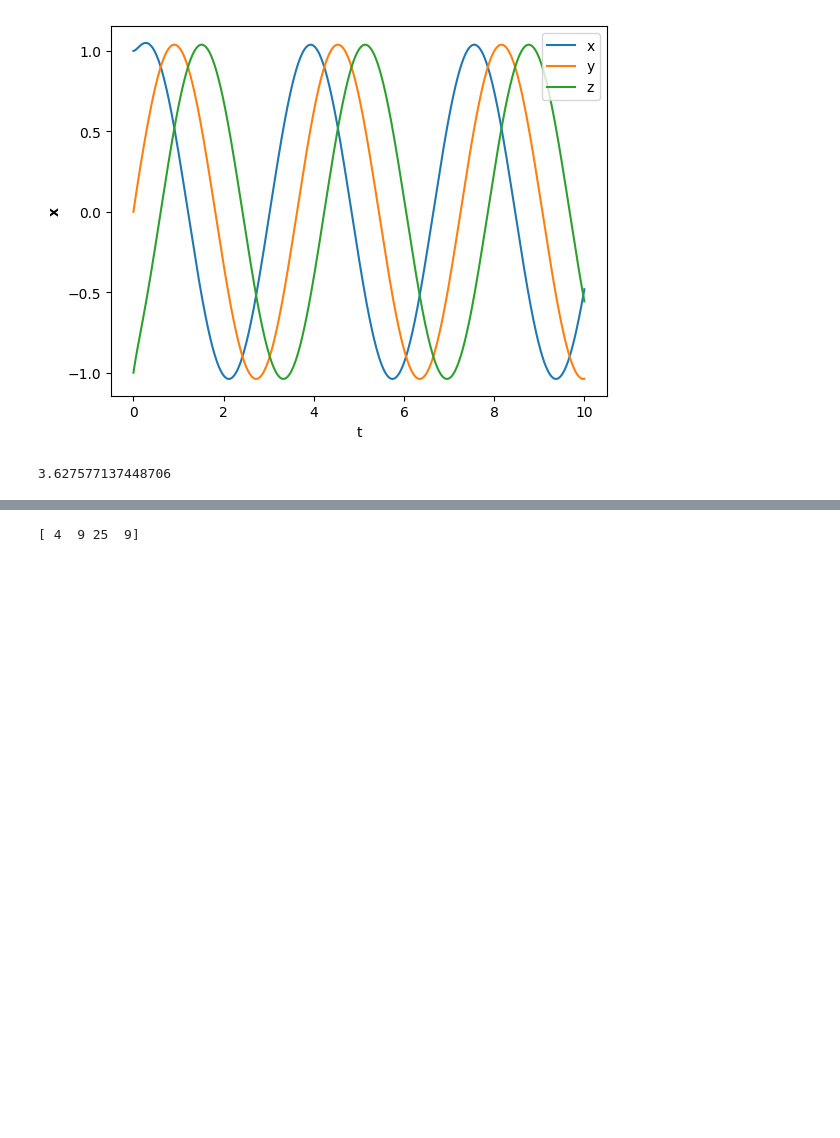
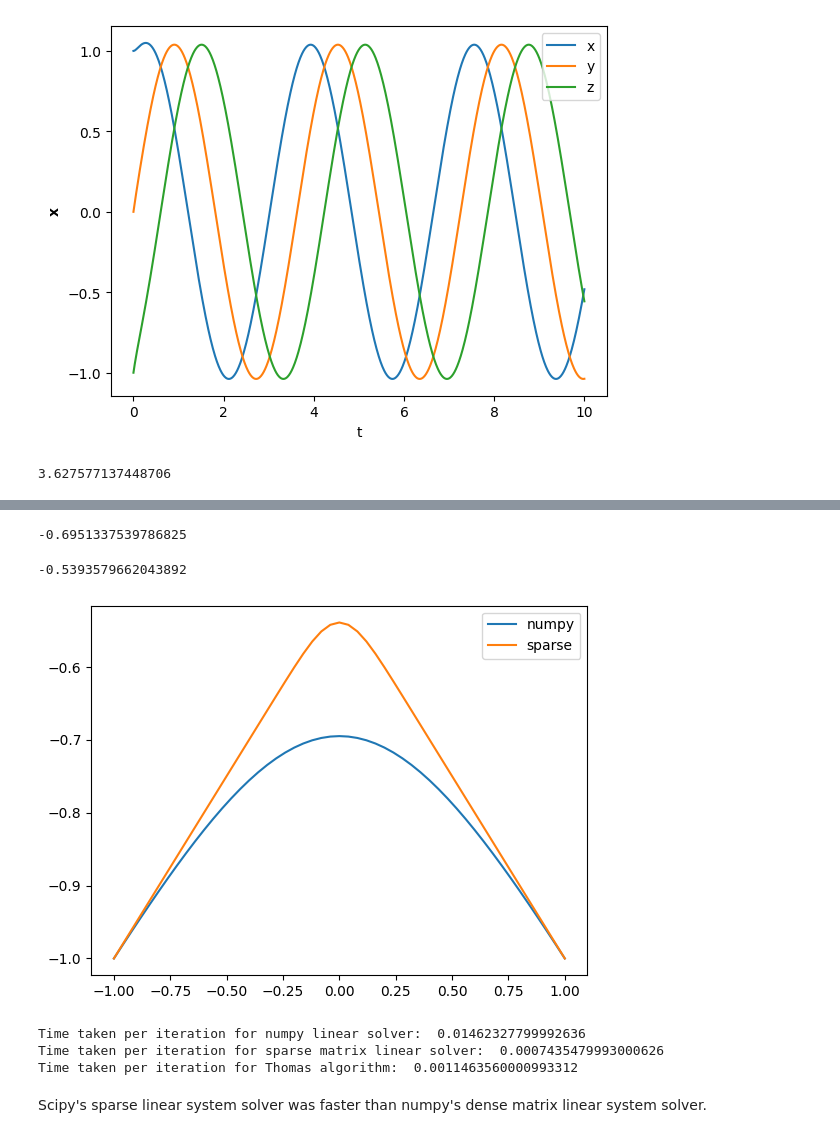
Before and after one commit to barnander/Numerical-Tools-for-Dynamical-Systems, a Jupyter notebook: Coursework.ipynb, the cells around one changed output, grey strips where cells are left out. Drawn from its saved outputs; the diff is of its cells as text; code cells hidden in the pictures; blank space fills up the shorter version.

```diff
--- a/Coursework.ipynb
+++ b/Coursework.ipynb
@@ -162,3 +164,77 @@ plt.plot(ps[0,:],xs[0,:])
 # %%
+#Excercise 3
+#define source term q(x,sig)
+def q(x,sig):
+    return 1/(np.sqrt(2*np.pi*sig**2))* np.exp(-x**2/(2*sig**2))
+
+#setup both boundary conditions
+bc_left = solvers.Boundary_Condition("Dirichlet",-1,-1)
+bc_right = solvers.Boundary_Condition("Dirichlet",1,-1)
+D = 1
-# %% [output]
-[ 4  9 25  9]
+# %%
+#a)
+N=50
+#i)
+sig = 0.5
+#use numpy linear solver
+solver = "solve"
+u_np,x = solvers.poisson_solve(bc_left,bc_right,q,sig,N, solver = solver)
+print(u_np[25])
+# %% [output]
+-0.6951337539786825
+# %%
+#ii)
+sig = 0.1
+#use sparse matrix linear solver
+solver = "sparse"
+u_sparse,x = solvers.poisson_solve(bc_left,bc_right,q,sig,N,D=D, solver = solver)
+print(u_sparse[25])
+plt.plot(x,u_np,label = "numpy")
+plt.plot(x,u_sparse,label = "sparse")
+plt.legend()
+plt.show()
+# %% [output]
+-0.5393579662043892
+[figure, added]
+# %%
+#b)
+setup = """
+import solvers
+import numpy as np
+def q(x,sig):
+    return 1/(np.sqrt(2*np.pi*sig**2))* np.exp(-x**2/(2*sig**2))
+
+#setup both boundary conditions
+bc_left = solvers.Boundary_Condition("Dirichlet",-1,-1)
+bc_right = solvers.Boundary_Condition("Dirichlet",1,-1)
+
+N = 500
+sig = 0.05
+"""
+
+
+timed_code_np = """
+solver = "solve"
+u,x = solvers.poisson_solve(bc_left,bc_right,q,sig,N, solver = solver)
+"""
+timed_code_sparse = """
+solver = "sparse"
+u,x = solvers.poisson_solve(bc_left,bc_right,q,sig,N, solver = solver)
+"""
+
+timed_code_thomas = """
+solver = "thomas"
+u,x = solvers.poisson_solve(bc_left,bc_right,q,sig,N, solver = solver)
+"""
+
+time_np = timeit.timeit(setup = setup, stmt = timed_code_np, number = 50)
+time_sparse = timeit.timeit(setup = setup, stmt = timed_code_sparse, number = 50)
+
+print("Time taken per iteration for numpy linear solver: ", time_np/50)
+print("Time taken per iteration for sparse matrix linear solver: ", time_sparse/50)
+# %% [output]
+Time taken per iteration for numpy linear solver:  0.01462327799992636
+Time taken per iteration for sparse matrix linear solver:  0.0007435479993000626
+Time taken per iteration for Thomas algorithm:  0.0011463560000993312
+# %% [markdown]
+Scipy's sparse linear system solver was faster than numpy's dense matrix linear system solver.
```
Also changed, not shown: parts of 9 cells of this notebook, 2 other files.
